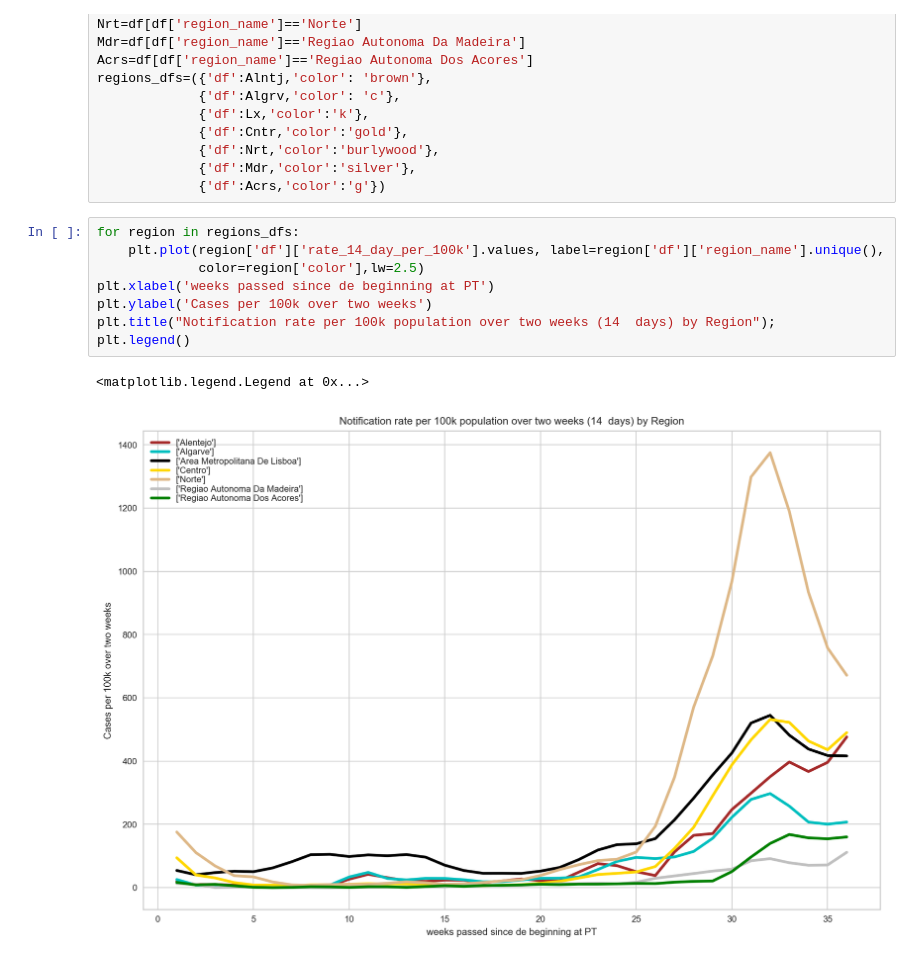
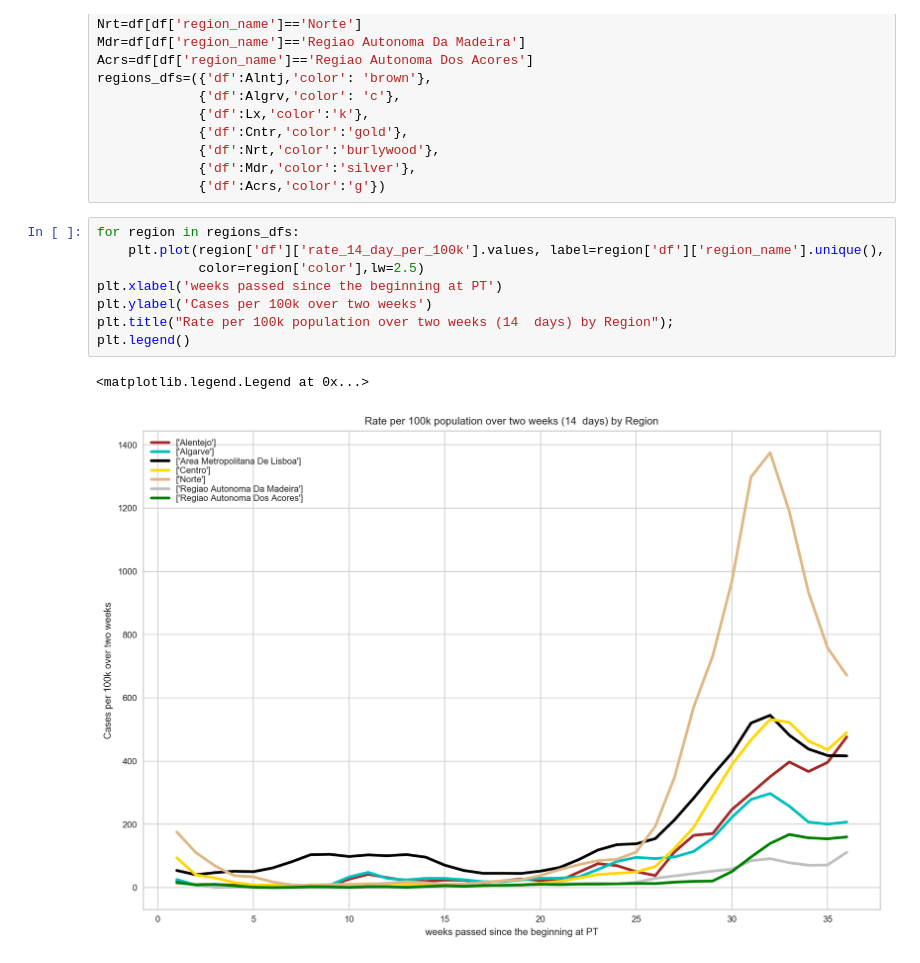
Before and after one commit to ndlopes-github/CoronaReader, a Jupyter notebook: CoronaReader.ipynb, the cells around one changed output. Saved outputs shown, nothing was run; the diff lists cells and outputs as text.

```diff
--- a/CoronaReader.ipynb
+++ b/CoronaReader.ipynb
@@ -323,11 +323,11 @@ regions_dfs=({'df':Alntj,'color': 'brown'},
 # %%
 for region in regions_dfs:
     plt.plot(region['df']['rate_14_day_per_100k'].values, label=region['df']['region_name'].unique(),
              color=region['color'],lw=2.5)
-plt.xlabel('weeks passed since de beginning at PT')
+plt.xlabel('weeks passed since the beginning at PT')
 plt.ylabel('Cases per 100k over two weeks')
-plt.title("Notification rate per 100k population over two weeks (14  days) by Region");
+plt.title("Rate per 100k population over two weeks (14  days) by Region");
 plt.legend()
 # %% [output]
 <matplotlib.legend.Legend at 0x...>
-[figure, old version]
+[figure, new version]
```
